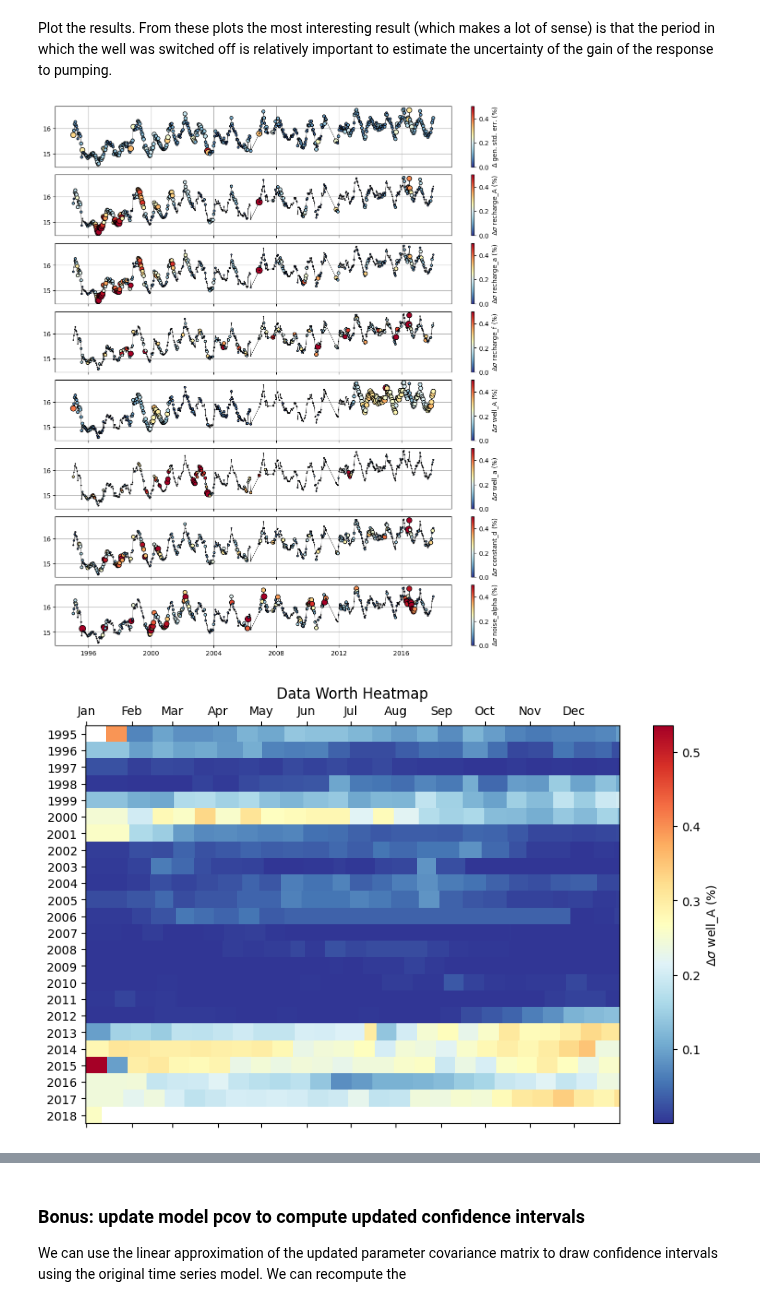
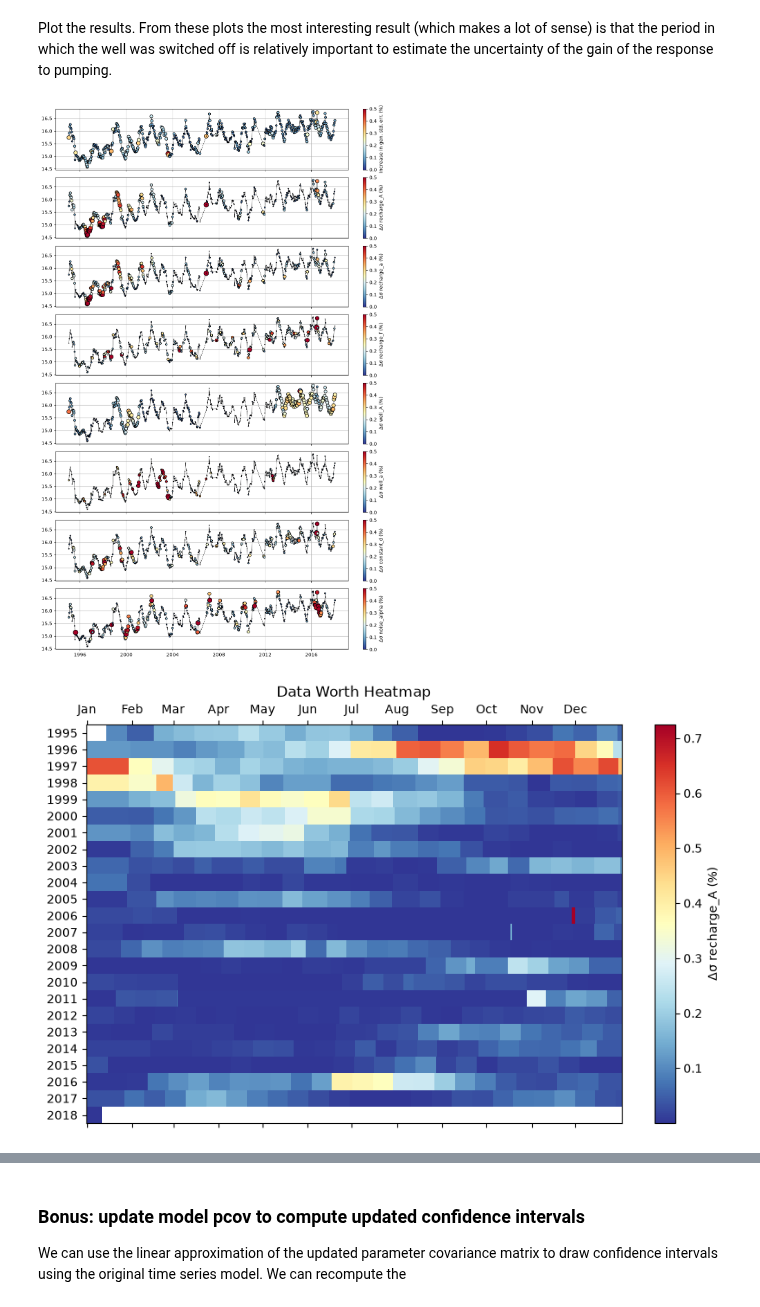
Before and after one commit to pastas/pastas-plugins, a Jupyter notebook: docs/examples/dataworth.ipynb, the cells around one changed output, grey strips where cells are left out. Cells and saved outputs as stored; diff of their text form; code cells hidden in the pictures.

```diff
--- a/docs/examples/dataworth.ipynb
+++ b/docs/examples/dataworth.ipynb
@@ -343,23 +319,7 @@ Compute the data worth.
 # %%
 dw = ppdw.DataWorth(ml)
 # %%
-dfdw = dw.data_worth_per_observation()
+dfdw = dw.data_worth_per_observation(as_percentage=True)
-# %%
-N = ml.parameters.index.size
-dfdw.iloc[:, 0] = (np.exp(dfdw.iloc[:, 0] / (2 * N)) - 1) * 100
-dfdw.iloc[:, 1:] = ((1 + dfdw.iloc[:, 1:]).pow(0.5) - 1) * 100
-
-# update column names accordingly
-dfdw.columns = [
-    "$\Delta$ gen. std. err. (%)",
-    "$\Delta\sigma$ recharge_A (%)",
-    "$\Delta\sigma$ recharge_a (%)",
-    "$\Delta\sigma$ recharge_f (%)",
-    "$\Delta\sigma$ well_A (%)",
-    "$\Delta\sigma$ well_a (%)",
-    "$\Delta\sigma$ constant_d (%)",
-    "$\Delta\sigma$ noise_alpha (%)",
-]
 # %% [markdown]
 Plot the results. From these plots the most interesting result (which makes a lot of
 sense) is that the period in which the well was switched off is relatively important to
@@ -369,11 +329,11 @@ axes = ppdw.plot_data_worth_series(
     ml.observations(), dfdw, compute_sizes_per_plot=True, vmin=0, vmax=0.5
 )
 # %% [output]
-[figure, old version]
+[figure, new version]
 # %%
-ax = ppdw.plot_data_worth_heatmap(dfdw["$\Delta\sigma$ well_A (%)"])
+ax = ppdw.plot_data_worth_heatmap(dfdw["Δσ recharge_A (%)"])
 # %% [output]
-[figure, old version]
+[figure, new version]
 # %%
 thinning_intervals = [2, 3, 4, 6, 13, 26]
 dwthinning, dw_params_thinning = dw.data_worth_thinning(thinning_intervals)
```
Also changed, not shown: parts of 17 cells of this notebook, 1 other file.
